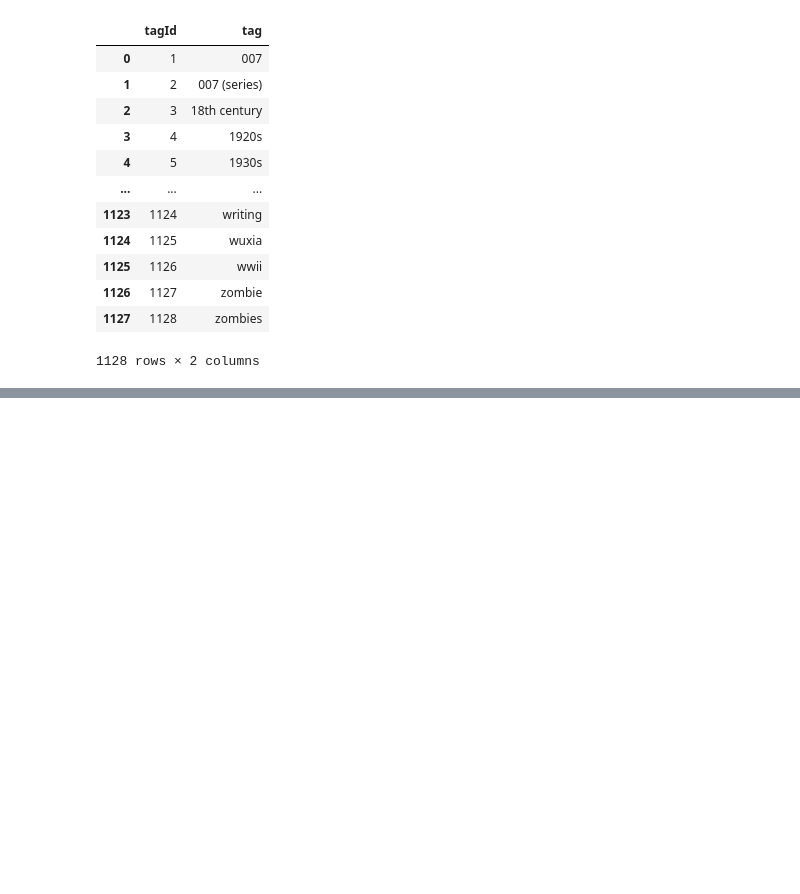
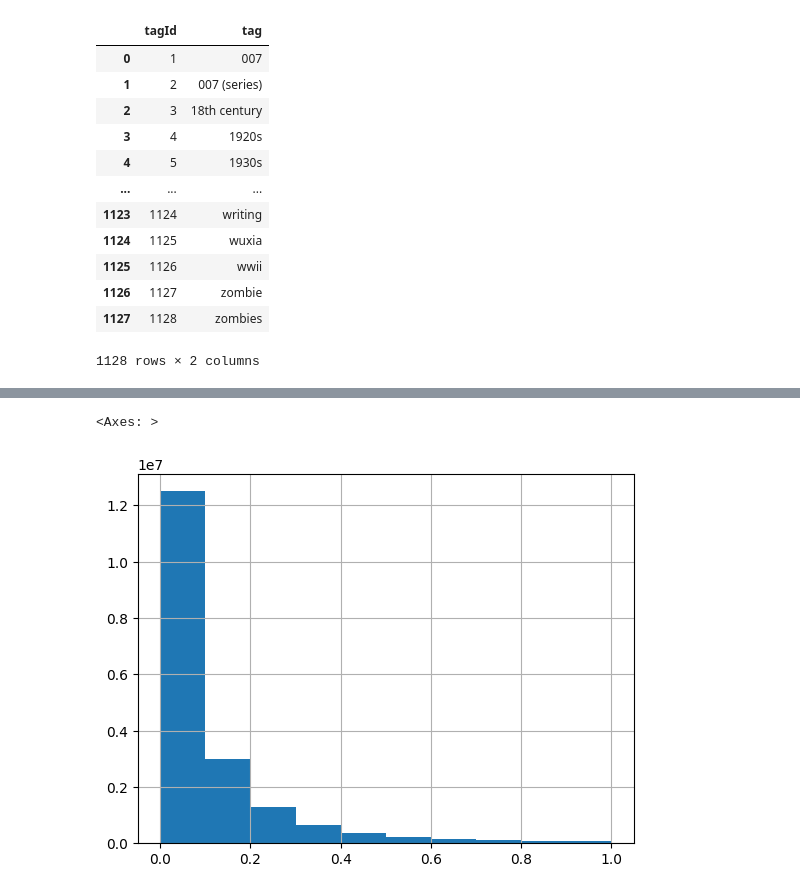
Before and after one commit to mausneg/Movie-Lens-Recommendation-System, a Jupyter notebook: submission.ipynb, the cells around one changed output, grey strips where cells are left out. Cells and saved outputs as stored; diff of their text form; code cells hidden in the pictures; blank space fills up the shorter version.

```diff
--- a/submission.ipynb
+++ b/submission.ipynb
@@ -89,0 +238,5 @@ df_genome_tags
+# %%
+df_genome_scores['relevance'].hist()
+# %% [output]
+<Axes: >
+[figure, added]
```
Also changed, not shown: parts of 29 cells of this notebook.
